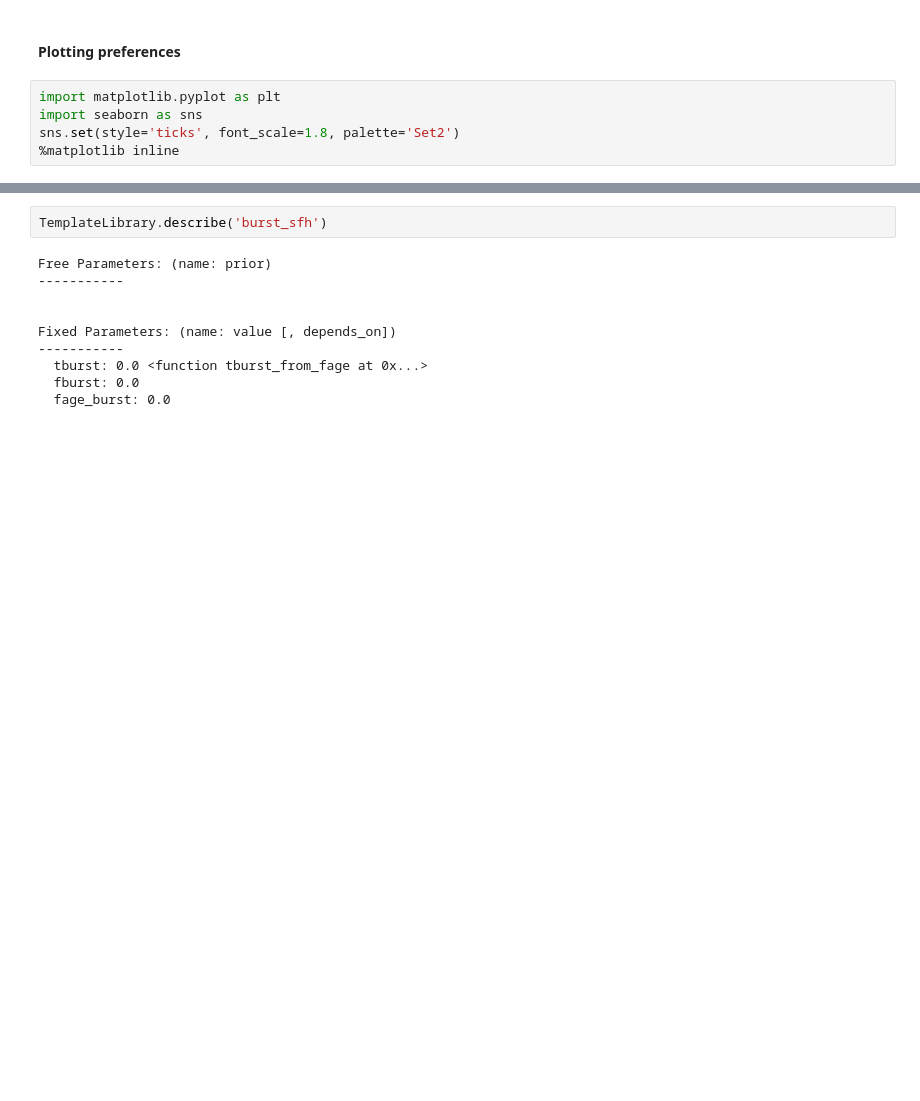
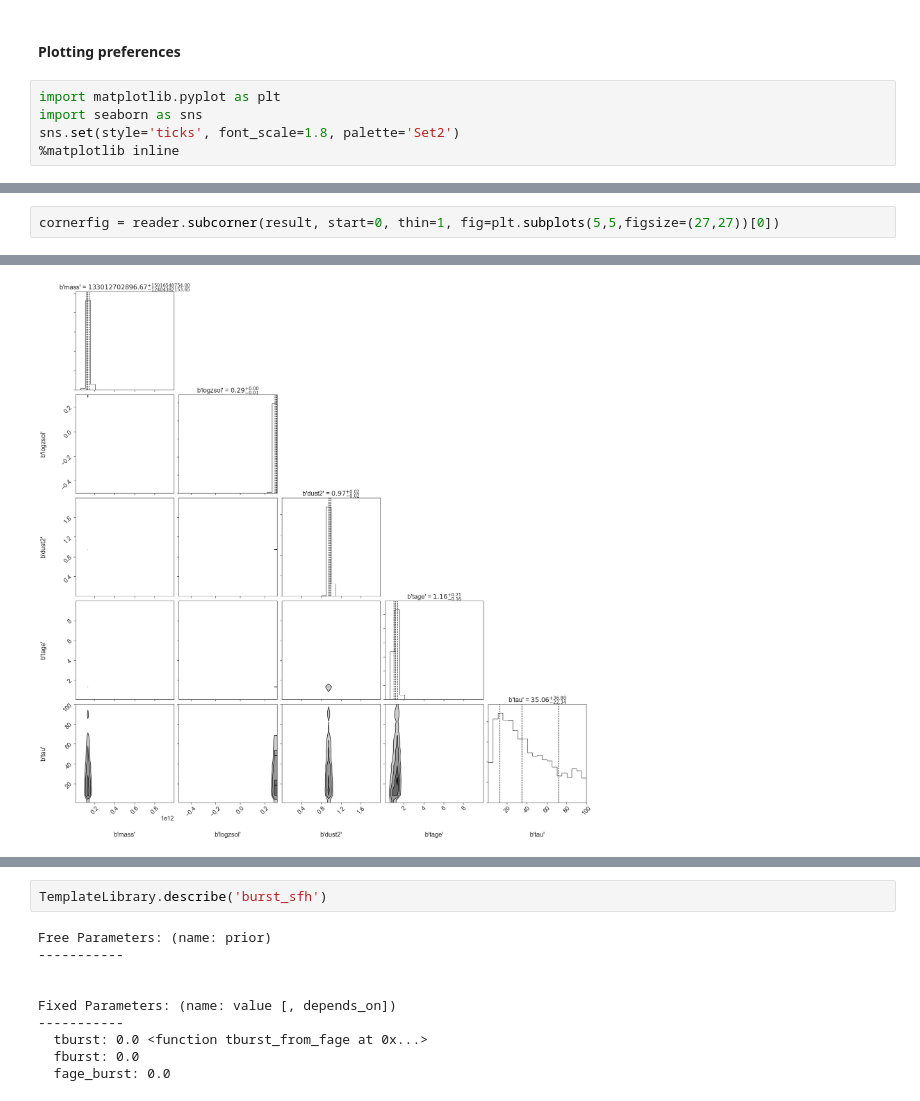
Before and after one commit to moustakas/hizea, a Jupyter notebook: science/J2118/J2118-SED.ipynb, the cells around one changed output, grey strips where cells are left out. Cells and saved outputs as stored; diff of their text form; blank space fills up the shorter version.

```diff
--- a/science/J2118/J2118-SED.ipynb
+++ b/science/J2118/J2118-SED.ipynb
@@ -69,0 +92,3 @@ TemplateLibrary.show_contents()
+# %%
+cornerfig = reader.subcorner(result, start=0, thin=1, fig=plt.subplots(5,5,figsize=(27,27))[0])
+# %% [output]
@@ -69,0 +101 @@ TemplateLibrary.show_contents()
+[figure, added]
```
Also changed, not shown: parts of 20 cells of this notebook, 2 other files.
